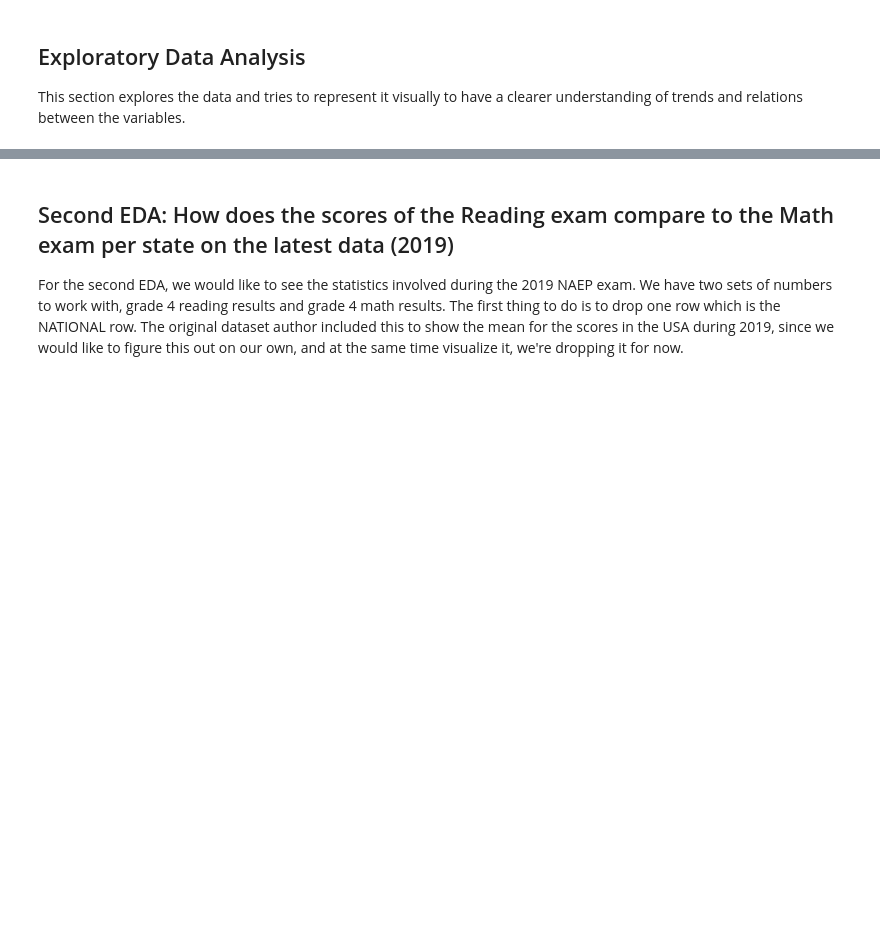
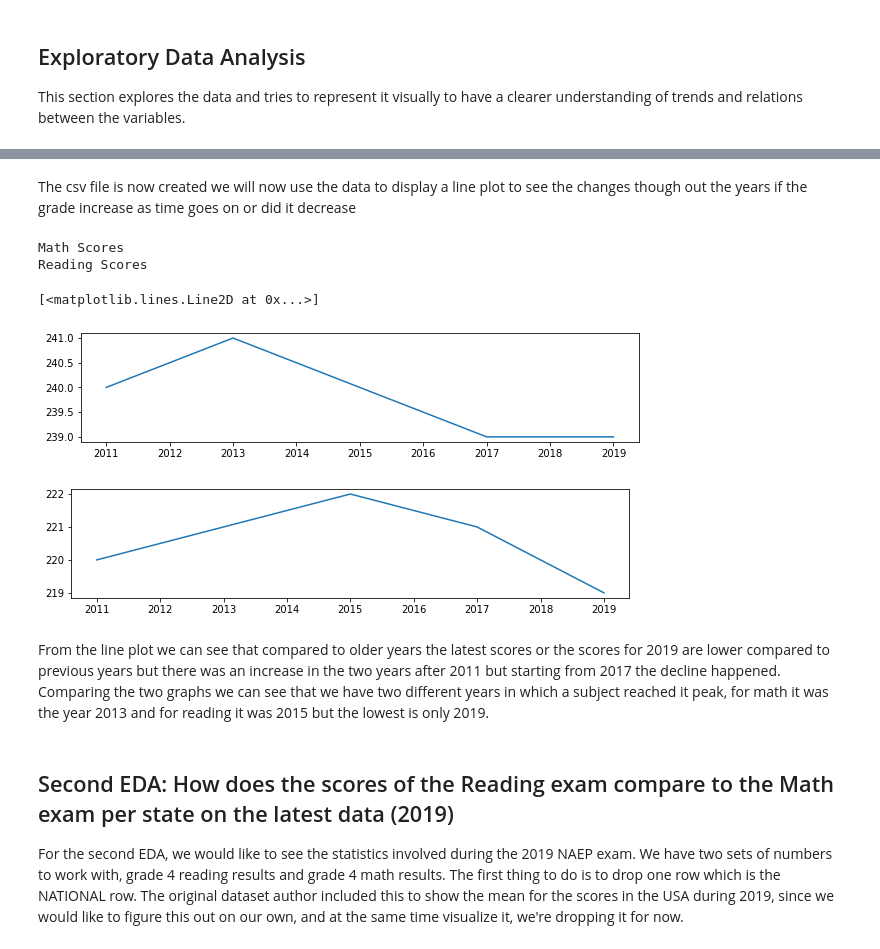
Before and after one commit to trickdevsinschool/CSMODEL_PROJECT_1, a Jupyter notebook: states_csmodel.ipynb, the cells around one changed output, grey strips where cells are left out. Saved outputs shown, nothing was run; the diff lists cells and outputs as text; code cells hidden in the pictures; blank space fills up the shorter version.

```diff
--- a/states_csmodel.ipynb
+++ b/states_csmodel.ipynb
@@ -151,3 +190,22 @@ needs: 1) central tendencies: mean, median, mode. 2) measures of dispersions, st
+# %% [markdown]
+The csv file is now created we will now use the data to display a line plot to see the changes though out the years if the grade increase as time goes on or did it decrease
+# %%
+yearmean_df = pd.read_csv('year_means.csv')
+years = yearmean_df['YEARS']
+math = yearmean_df['AVG_MATH_4_SCORE']
+read = yearmean_df['AVG_READING_4_SCORE']
+fig, ax = plt.subplots(figsize=(10,2))
+ax.plot(years, math)
+fig, bx = plt.subplots(figsize=(10,2))
+bx.plot(years, read)
+# %% [output]
+Math Scores
+Reading Scores
+[<matplotlib.lines.Line2D at 0x...>]
+[figure, added]
+[figure, added]
+# %% [markdown]
+From the line plot we can see that compared to older years the latest scores or the scores for 2019 are lower compared to previous years but there was an increase in the two years after 2011 but starting from 2017 the decline happened. Comparing the two graphs we can see that we have two different years in which a subject reached it peak, for math it was the year 2013 and for reading it was 2015 but the lowest is only 2019.
 # %% [markdown]
 ## Second EDA: How does the scores of the Reading exam compare to the Math exam per state on the latest data (2019)
 For the second EDA, we would like to see the statistics involved during the 2019 NAEP exam. We have two sets of numbers to work with, grade 4 reading results and grade 4 math results. The first thing to do is to drop one row which is the NATIONAL row. The original dataset author included this to show the mean for the scores in the USA during 2019, since we would like to figure this out on our own, and at the same time visualize it, we're dropping it for now.
```
Also changed, not shown: parts of 4 cells of this notebook.
